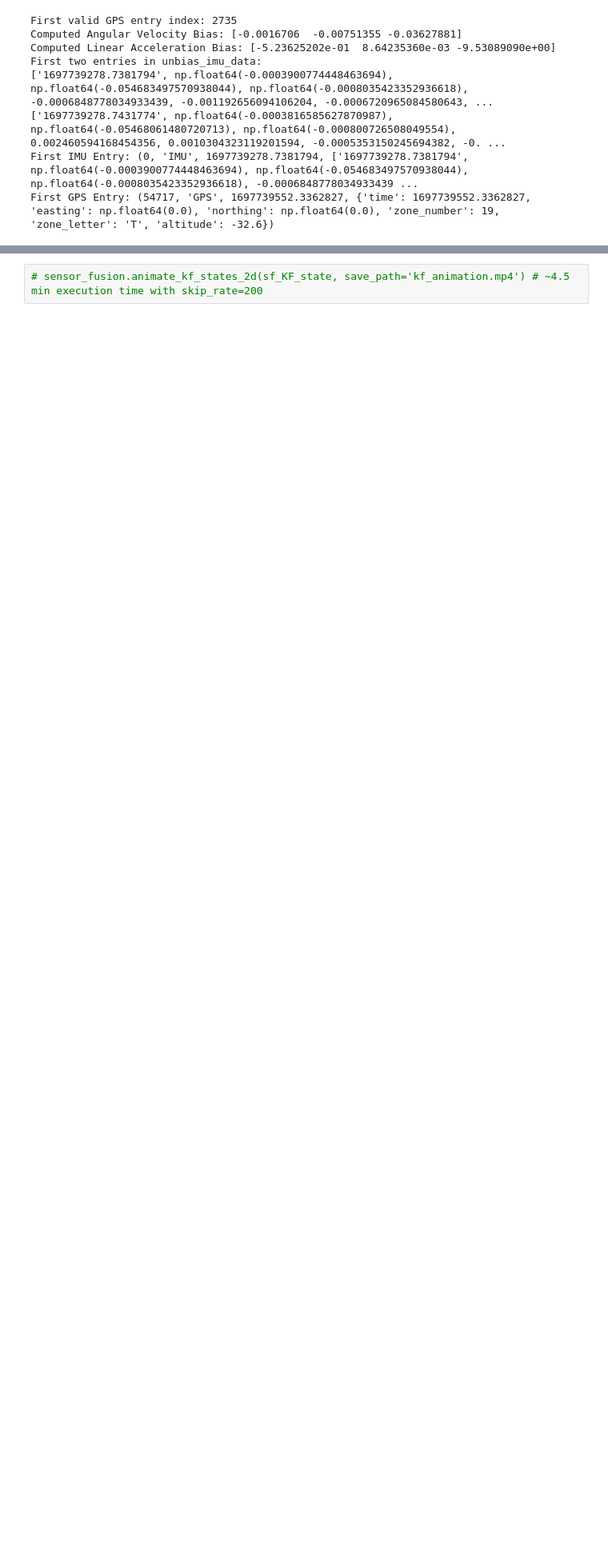
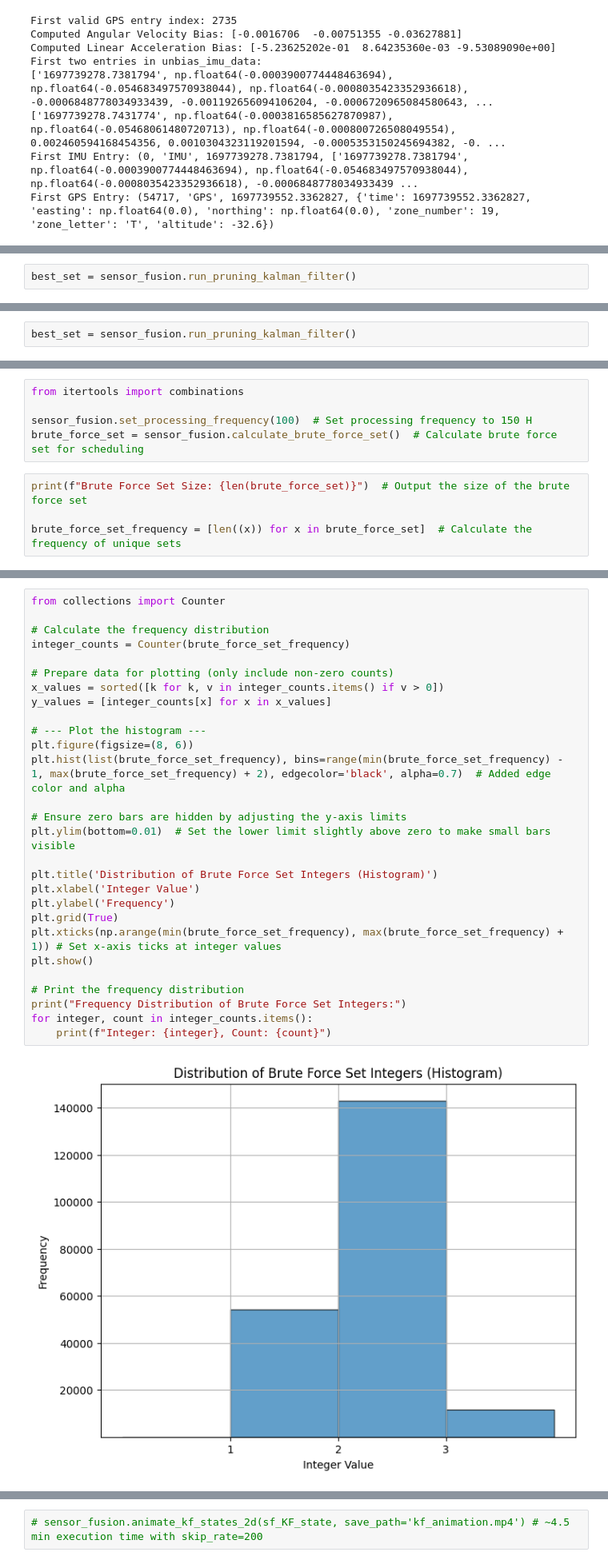
Before and after one commit to IseanB/SensorFusion-KalmanFilter, a Jupyter notebook: KF_SensorFusion.ipynb, the cells around one changed output, grey strips where cells are left out. Shown at 80% size. Saved outputs shown, nothing was run; the diff lists cells and outputs as text; blank space fills up the shorter version.

Commit message:
added pruning brute force algorithm/

```diff
--- a/KF_SensorFusion.ipynb
+++ b/KF_SensorFusion.ipynb
@@ -1187,3 +1279,5 @@ sf_KF_state = sensor_fusion.run_kalman_filter_scheduled() # Output (Time Steps x
+# %%
+best_set = sensor_fusion.run_pruning_kalman_filter()
 # %%
 # Calculate accuracy with the new list format
 accuracy_metrics = calculate_accuracy_metrics(sensor_fusion.get_utm_data(), sf_KF_state)
@@ -1203,0 +1298,2 @@ Accuracy Calculation Complete:
+# %%
+best_set = sensor_fusion.run_pruning_kalman_filter()
@@ -1203,0 +1304,9 @@ Accuracy Calculation Complete:
+# %%
+from itertools import combinations
+
+sensor_fusion.set_processing_frequency(100)  # Set processing frequency to 150 H
+brute_force_set = sensor_fusion.calculate_brute_force_set()  # Calculate brute force set for scheduling
+# %%
+print(f"Brute Force Set Size: {len(brute_force_set)}")  # Output the size of the brute force set
+
+brute_force_set_frequency = [len((x)) for x in brute_force_set]  # Calculate the frequency of unique sets
@@ -1203,0 +1325,30 @@ Accuracy Calculation Complete:
+# %%
+from collections import Counter
+
+# Calculate the frequency distribution
+integer_counts = Counter(brute_force_set_frequency)
+
+# Prepare data for plotting (only include non-zero counts)
+x_values = sorted([k for k, v in integer_counts.items() if v > 0])
+y_values = [integer_counts[x] for x in x_values]
+
+# --- Plot the histogram ---
+plt.figure(figsize=(8, 6))
+plt.hist(list(brute_force_set_frequency), bins=range(min(brute_force_set_frequency) - 1, max(brute_force_set_frequency) + 2), edgecolor='black', alpha=0.7)  # Added edge color and alpha
+
+# Ensure zero bars are hidden by adjusting the y-axis limits
+plt.ylim(bottom=0.01)  # Set the lower limit slightly above zero to make small bars visible
+
+plt.title('Distribution of Brute Force Set Integers (Histogram)')
+plt.xlabel('Integer Value')
+plt.ylabel('Frequency')
+plt.grid(True)
+plt.xticks(np.arange(min(brute_force_set_frequency), max(brute_force_set_frequency) + 1)) # Set x-axis ticks at integer values
+plt.show()
+
+# Print the frequency distribution
+print("Frequency Distribution of Brute Force Set Integers:")
+for integer, count in integer_counts.items():
+    print(f"Integer: {integer}, Count: {count}")
+# %% [output]
+[figure, added]
```
Also changed, not shown: parts of 14 cells of this notebook.
